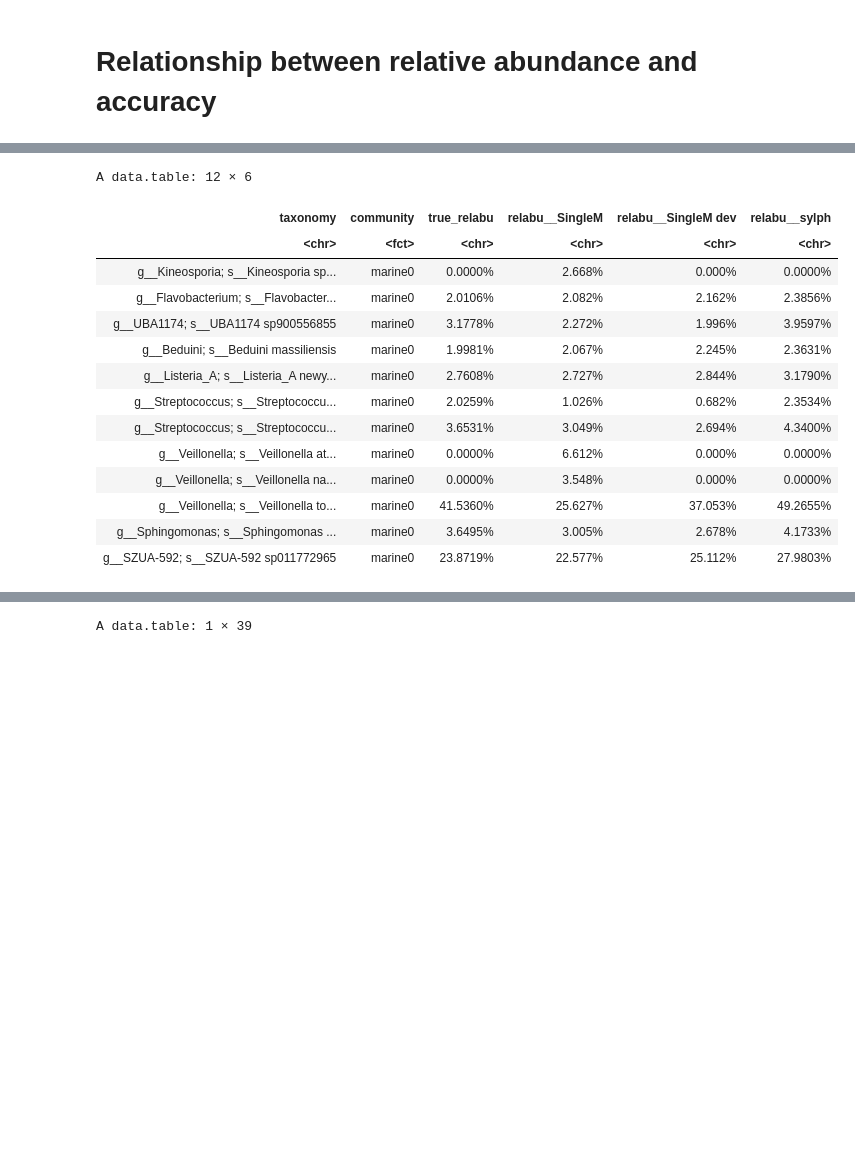
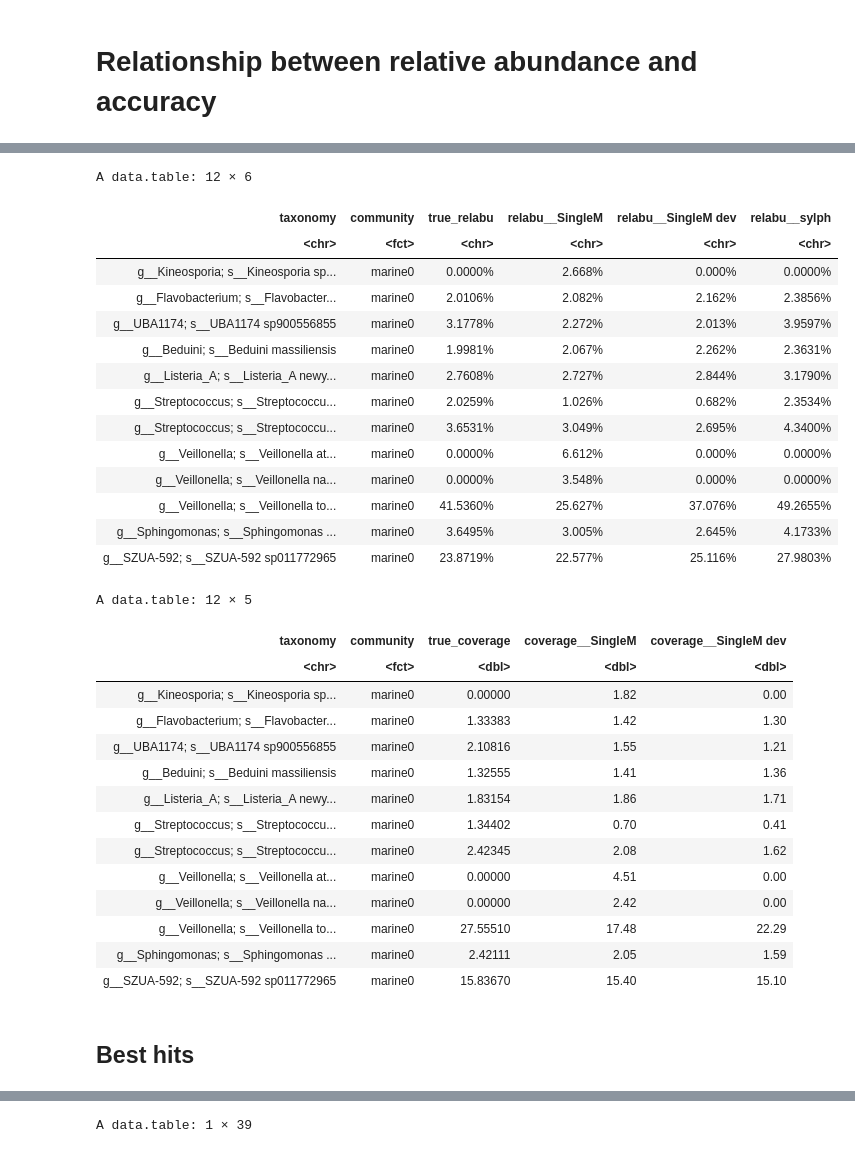
Before and after one commit to timbalam/singlem-benchmarking, a Jupyter notebook: 5_novelty/plot.ipynb, the cells around one changed output, grey strips where cells are left out. Cells and saved outputs as stored; diff of their text form; code cells hidden in the pictures; blank space fills up the shorter version.

```diff
--- a/5_novelty/plot.ipynb
+++ b/5_novelty/plot.ipynb
@@ -76,17 +76,33 @@ m = dcast(all_profiles, taxonomy + community ~ tool, value.var = c("relabu", "co
 setnames(m, names(m), gsub("_", "__", names(m)))
 setnames(m, c("relabu__Gold standard", "coverage__Gold standard"), c("true_relabu", "true_coverage"))
 # %%
+# singlem and sylph relative abundances
 format_table <- function(m) {
     ra_cols <- grep("^relabu_|_relabu$", names(m), value = TRUE)
     mtmp = m[, which(!grepl("^coverage_|_coverage$", names(m))), with = FALSE]
     mtmp[
         ,
         c(ra_cols, "taxonomy") := c(
-            lapply(.SD[, ra_cols, with = FALSE], scales::label_percent()),
+            lapply(.SD, scales::label_percent()),
             list(purrr::map_chr(strsplit(taxonomy, "; ?"), function(x) paste0(tail(x,2), collapse = "; ")))
-        )
+        ),
+        .SDcols = ra_cols
     ][]
 }
+# %%
+# singlem coverages
+format_table_cov <- function(m) {
+    cov_cols <- grep("sylph", grep("^coverage_|_coverage$", names(m), value = TRUE), invert = TRUE, value = TRUE)
+    mtmp = m[, which(!grepl("^relabu_|_relabu$", names(m)) & !grepl("sylph", names(m))), with = FALSE]
+    mtmp[
+        ,
+        c(cov_cols, "taxonomy") := c(
+            .SD,
+            list(purrr::map_chr(strsplit(taxonomy, "; ?"), function(x) paste0(tail(x,2), collapse = "; ")))
+        ),
+        .SDcols = cov_cols
+    ][]
+}
 # %%
 # kingdom
 format_table(m[grep("d__", taxonomy), lapply(.SD, sum), by = list(community, taxonomy = gsub(";p__.*", "", taxonomy))])
@@ -172,19 +242,37 @@ A data.table: 9 × 6
 # %%
 # Species level
 format_table(m[!grepl("d__Archaea", taxonomy) & grepl(";s__", taxonomy)])
+format_table_cov(m[!grepl("d__Archaea", taxonomy) & grepl(";s__", taxonomy)])
 # %% [output]
 A data.table: 12 × 6
 | taxonomy | community | true_relabu | relabu__SingleM | relabu__SingleM dev | relabu__sylph |
 | <chr> | <fct> | <chr> | <chr> | <chr> | <chr> |
 | g__Kineosporia; s__Kineosporia sp... | marine0 | 0.0000% | 2.668% | 0.000% | 0.0000% |
 | g__Flavobacterium; s__Flavobacter... | marine0 | 2.0106% | 2.082% | 2.162% | 2.3856% |
-| g__UBA1174; s__UBA1174 sp900556855 | marine0 | 3.1778% | 2.272% | 1.996% | 3.9597% |
-| g__Beduini; s__Beduini massiliensis | marine0 | 1.9981% | 2.067% | 2.245% | 2.3631% |
+| g__UBA1174; s__UBA1174 sp900556855 | marine0 | 3.1778% | 2.272% | 2.013% | 3.9597% |
+| g__Beduini; s__Beduini massiliensis | marine0 | 1.9981% | 2.067% | 2.262% | 2.3631% |
 | g__Listeria_A; s__Listeria_A newy... | marine0 | 2.7608% | 2.727% | 2.844% | 3.1790% |
 | g__Streptococcus; s__Streptococcu... | marine0 | 2.0259% | 1.026% | 0.682% | 2.3534% |
-| g__Streptococcus; s__Streptococcu... | marine0 | 3.6531% | 3.049% | 2.694% | 4.3400% |
+| g__Streptococcus; s__Streptococcu... | marine0 | 3.6531% | 3.049% | 2.695% | 4.3400% |
 | g__Veillonella; s__Veillonella at... | marine0 | 0.0000% | 6.612% | 0.000% | 0.0000% |
 | g__Veillonella; s__Veillonella na... | marine0 | 0.0000% | 3.548% | 0.000% | 0.0000% |
-| g__Veillonella; s__Veillonella to... | marine0 | 41.5360% | 25.627% | 37.053% | 49.2655% |
-| g__Sphingomonas; s__Sphingomonas ... | marine0 | 3.6495% | 3.005% | 2.678% | 4.1733% |
-| g__SZUA-592; s__SZUA-592 sp011772965 | marine0 | 23.8719% | 22.577% | 25.112% | 27.9803% |
+| g__Veillonella; s__Veillonella to... | marine0 | 41.5360% | 25.627% | 37.076% | 49.2655% |
+| g__Sphingomonas; s__Sphingomonas ... | marine0 | 3.6495% | 3.005% | 2.645% | 4.1733% |
+| g__SZUA-592; s__SZUA-592 sp011772965 | marine0 | 23.8719% | 22.577% | 25.116% | 27.9803% |
+A data.table: 12 × 5
+| taxonomy | community | true_coverage | coverage__SingleM | coverage__SingleM dev |
+| <chr> | <fct> | <dbl> | <dbl> | <dbl> |
+| g__Kineosporia; s__Kineosporia sp... | marine0 | 0.00000 | 1.82 | 0.00 |
+| g__Flavobacterium; s__Flavobacter... | marine0 | 1.33383 | 1.42 | 1.30 |
+| g__UBA1174; s__UBA1174 sp900556855 | marine0 | 2.10816 | 1.55 | 1.21 |
+| g__Beduini; s__Beduini massiliensis | marine0 | 1.32555 | 1.41 | 1.36 |
+| g__Listeria_A; s__Listeria_A newy... | marine0 | 1.83154 | 1.86 | 1.71 |
+| g__Streptococcus; s__Streptococcu... | marine0 | 1.34402 | 0.70 | 0.41 |
+| g__Streptococcus; s__Streptococcu... | marine0 | 2.42345 | 2.08 | 1.62 |
+| g__Veillonella; s__Veillonella at... | marine0 | 0.00000 | 4.51 | 0.00 |
+| g__Veillonella; s__Veillonella na... | marine0 | 0.00000 | 2.42 | 0.00 |
+| g__Veillonella; s__Veillonella to... | marine0 | 27.55510 | 17.48 | 22.29 |
+| g__Sphingomonas; s__Sphingomonas ... | marine0 | 2.42111 | 2.05 | 1.59 |
+| g__SZUA-592; s__SZUA-592 sp011772965 | marine0 | 15.83670 | 15.40 | 15.10 |
+# %% [markdown]
+## Best hits
```
Also changed, not shown: parts of 23 cells of this notebook, 5 other files.
